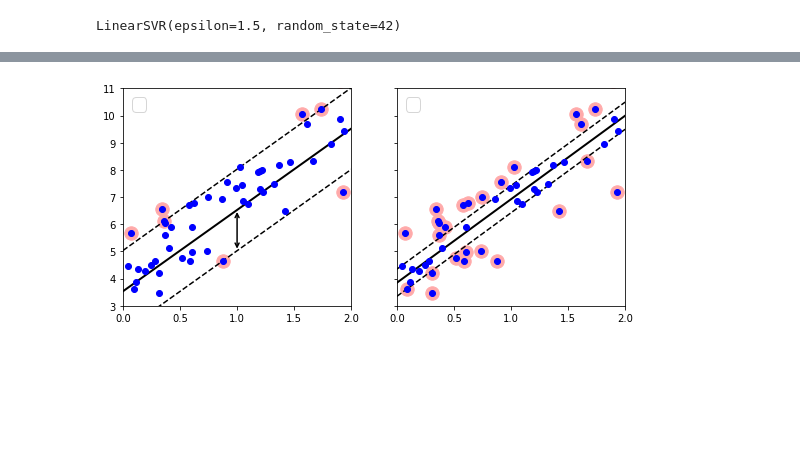
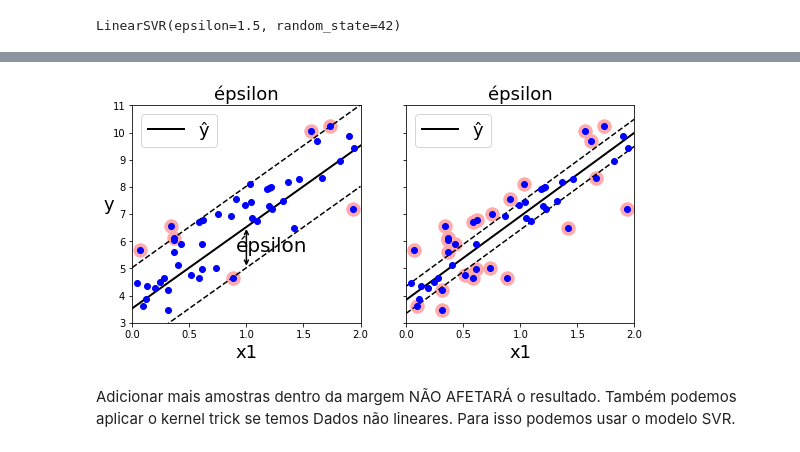
Before and after one commit to KARINAgoncalvesSOARES/Machine_Learning, a Jupyter notebook: machinelearning_maquinas_de_vetores_de_suporte.ipynb, the cells around one changed output, grey strips where cells are left out. Drawn from its saved outputs; the diff is of its cells as text; code cells hidden in the pictures; blank space fills up the shorter version.

```diff
--- a/machinelearning_maquinas_de_vetores_de_suporte.ipynb
+++ b/machinelearning_maquinas_de_vetores_de_suporte.ipynb
@@ -374,29 +374,29 @@ eps_y_pred = svm_reg1.predict([[eps_x1]])
 def plot_svm_regression(svm_reg, X, y, axes):
     x1s = np.linspace(axes[0], axes[1], 100).reshape(100, 1)
     y_pred = svm_reg.predict(x1s)
-    plt.plot(x1s, y_pred, "k-", linewidth=2, label=r"")
+    plt.plot(x1s, y_pred, "k-", linewidth=2, label=r"ŷ")
     plt.plot(x1s, y_pred + svm_reg.epsilon, "k--")
     plt.plot(x1s, y_pred - svm_reg.epsilon, "k--")
     plt.scatter(X[svm_reg.support_], y[svm_reg.support_], s=180, facecolors='#FFAAAA')
     plt.plot(X, y, "bo")
-    plt.xlabel(r"", fontsize=18)
+    plt.xlabel(r"x1", fontsize=18)
     plt.legend(loc="upper left", fontsize=18)
     plt.axis(axes)
 
 fig, axes = plt.subplots(ncols=2, figsize=(9, 4), sharey=True)
 plt.sca(axes[0])
 plot_svm_regression(svm_reg1, X, y, [0, 2, 3, 11])
-plt.title(r"".format(svm_reg1.epsilon), fontsize=18)
-plt.ylabel(r"", fontsize=18, rotation=0)
+plt.title(r"épsilon".format(svm_reg1.epsilon), fontsize=18)
+plt.ylabel(r"y", fontsize=18, rotation=0)
 #plt.plot([eps_x1, eps_x1], [eps_y_pred, eps_y_pred - svm_reg1.epsilon], "k-", linewidth=2)
 plt.annotate(
         '', xy=(eps_x1, eps_y_pred), xycoords='data',
         xytext=(eps_x1, eps_y_pred - svm_reg1.epsilon),
         textcoords='data', arrowprops={'arrowstyle': '<->', 'linewidth': 1.5}
     )
-plt.text(0.91, 5.6, r"", fontsize=20)
+plt.text(0.91, 5.6, r"épsilon", fontsize=20)
 plt.sca(axes[1])
 plot_svm_regression(svm_reg2, X, y, [0, 2, 3, 11])
-plt.title(r"".format(svm_reg2.epsilon), fontsize=18)
+plt.title(r"épsilon".format(svm_reg2.epsilon), fontsize=18)
 plt.show()
 # %% [output]
@@ -405 +403,3 @@ WARNING:matplotlib.legend:No handles with labels found to put in legend.
-[figure, old version]
+[figure, new version]
+# %% [markdown]
+Adicionar mais amostras dentro da margem NÃO AFETARÁ o resultado. Também podemos aplicar o kernel trick se temos Dados não lineares. Para isso podemos usar o modelo SVR.
```
Also changed, not shown: parts of 1 cell of this notebook.
